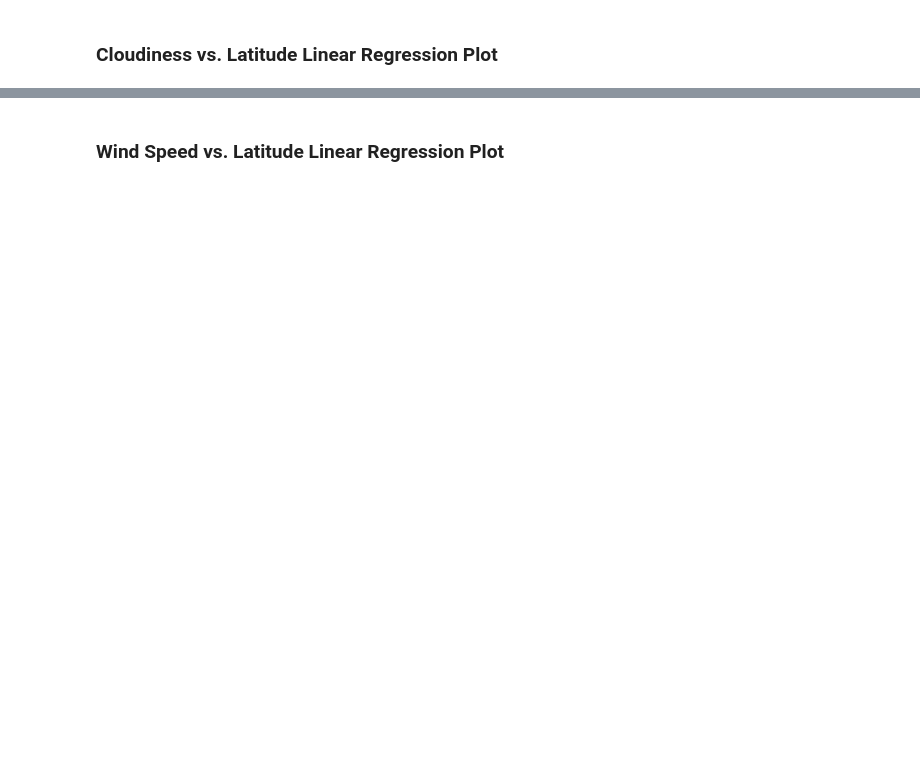
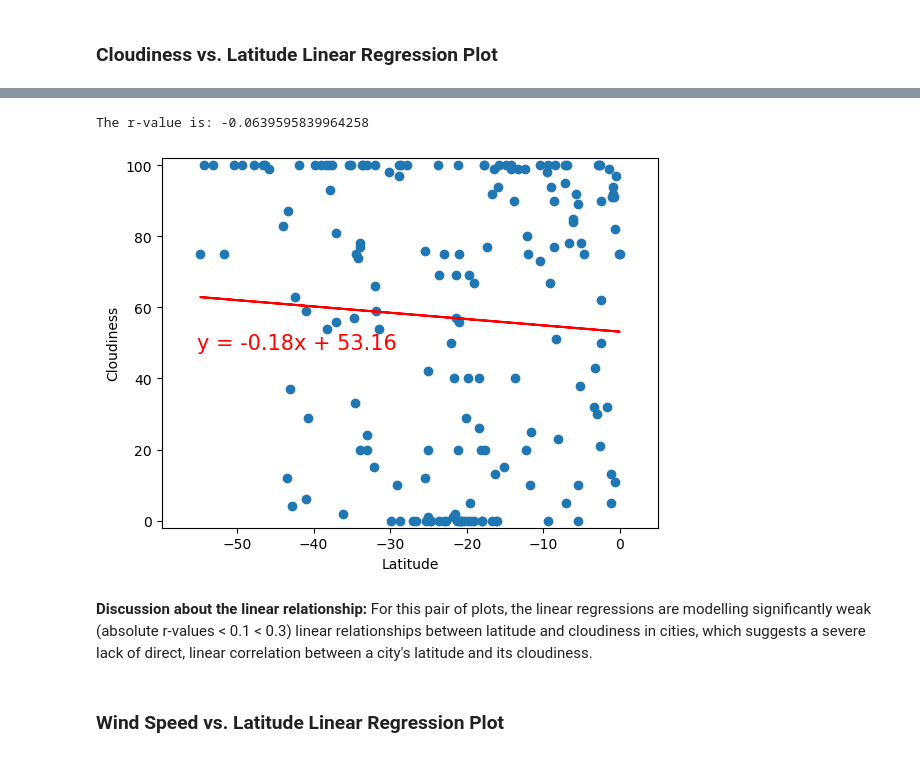
Before and after one commit to Julian-Panditharatne/python-api-challenge, a Jupyter notebook: WeatherPy/WeatherPy.ipynb, the cells around one changed output, grey strips where cells are left out. Saved outputs shown, nothing was run; the diff lists cells and outputs as text; code cells hidden in the pictures; blank space fills up the shorter version.

```diff
--- a/WeatherPy/WeatherPy.ipynb
+++ b/WeatherPy/WeatherPy.ipynb
@@ -400,2 +392,10 @@ The r-value is: 0.02056735429994368
+# %%
+# Southern Hemisphere
+scatter_or_linear_reg_plots(southern_hemi_df["Lat"], southern_hemi_df["Cloudiness"], "Latitude", "Cloudiness", regress=True)
+# %% [output]
+The r-value is: -0.0639595839964258
+[figure, added]
+# %% [markdown]
+**Discussion about the linear relationship:** For this pair of plots, the linear regressions are modelling significantly weak (absolute r-values < 0.1 < 0.3) linear relationships between latitude and cloudiness in cities, which suggests a severe lack of direct, linear correlation between a city's latitude and its cloudiness.
 # %% [markdown]
 ### Wind Speed vs. Latitude Linear Regression Plot
```
Also changed, not shown: parts of 14 cells of this notebook.
